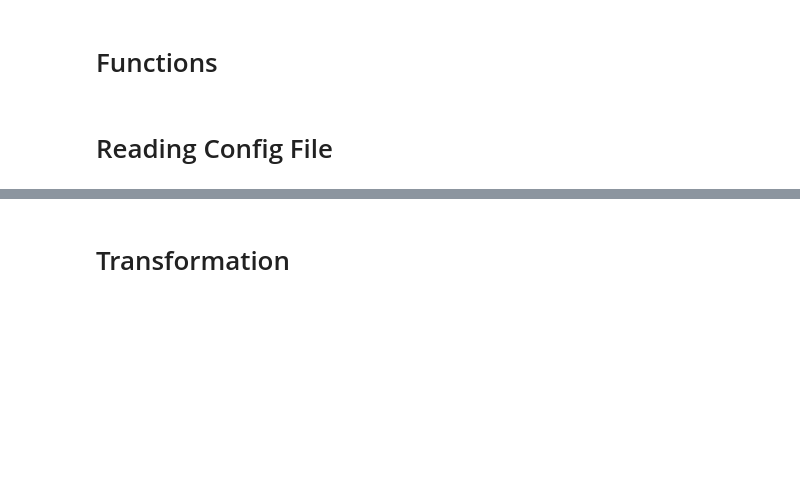
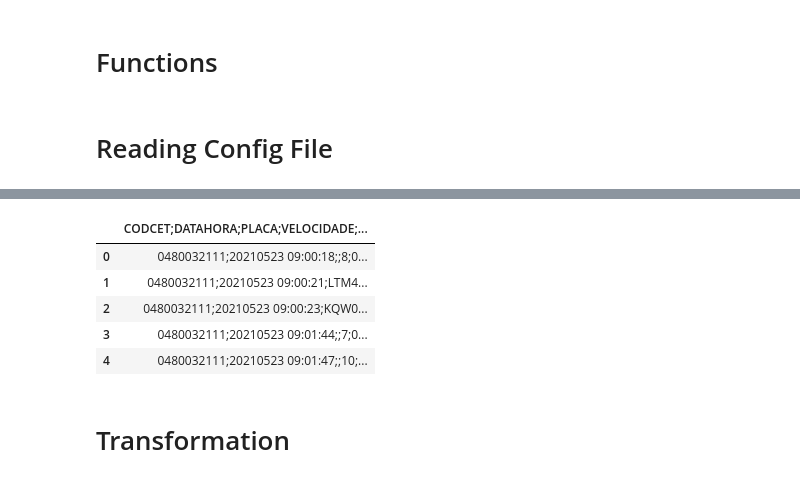
Before and after one commit to brenoimatos/UFRJ-CET-Rio, a Jupyter notebook: amostra_dados_v2.ipynb, the cells around one changed output, grey strips where cells are left out. Saved outputs shown, nothing was run; the diff lists cells and outputs as text; code cells hidden in the pictures; blank space fills up the shorter version.

```diff
--- a/amostra_dados_v2.ipynb
+++ b/amostra_dados_v2.ipynb
@@ -105,0 +111,4 @@ files_config = read_json('files_config.json')
+# %%
+ftp = FTP()
+ftp.connect('ftp.cet-rio.ddns.com.br',20121)
+ftp.login('ftp_ufrj','ng*LxVnc$R')
@@ -105,0 +117,5 @@ files_config = read_json('files_config.json')
+# %%
+data = []
+ftp.dir(data.append)
+for line in data:
+    print('-', line)
@@ -105,0 +128,23 @@ files_config = read_json('files_config.json')
+# %%
+def get_csv_from_ftp(ftp, filename):
+    """Read csv file from ftp server and return a dataframe"""
+    print(f'File: {filename}')
+    if 'csv' in filename:
+        print(f'Getting file {filename}...')
+        download_file = BytesIO()
+        try:
+            ftp.retrbinary('RETR ' + filename, download_file.write)
+            download_file.seek(0)
+            if 'gz' in filename:
+                return pd.read_csv(download_file, compression='gzip')
+            else:
+                return pd.read_csv(download_file)
+
+        except Exception as e:
+            print(e)
+            return pd.DataFrame()
+# %%
+df_list = [
+    get_csv_from_ftp(ftp, file.split(" ")[-1])
+    for i, file in enumerate(data)
+]
@@ -106,3 +160,12 @@ files_config = read_json('files_config.json')
+# %%
+df_list[2].head()
+# %% [output]
+|  | CODCET;DATAHORA;PLACA;VELOCIDADE;... |
+| 0 | 0480032111;20210523 09:00:18;;8;0... |
+| 1 | 0480032111;20210523 09:00:21;LTM4... |
+| 2 | 0480032111;20210523 09:00:23;KQW0... |
+| 3 | 0480032111;20210523 09:01:44;;7;0... |
+| 4 | 0480032111;20210523 09:01:47;;10;... |
 # %% [markdown]
 # Transformation
 # %% [markdown]
```
Also changed, not shown: parts of 5 cells of this notebook.
